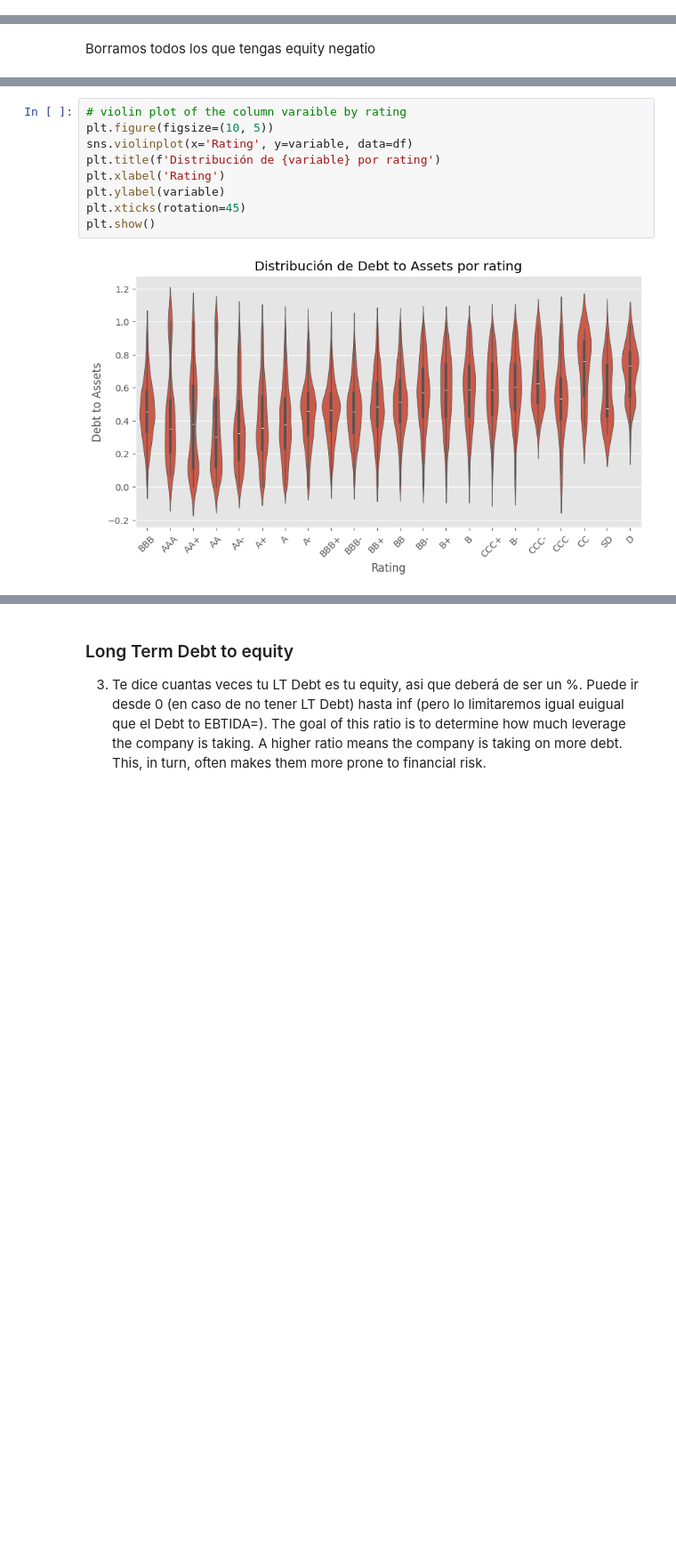
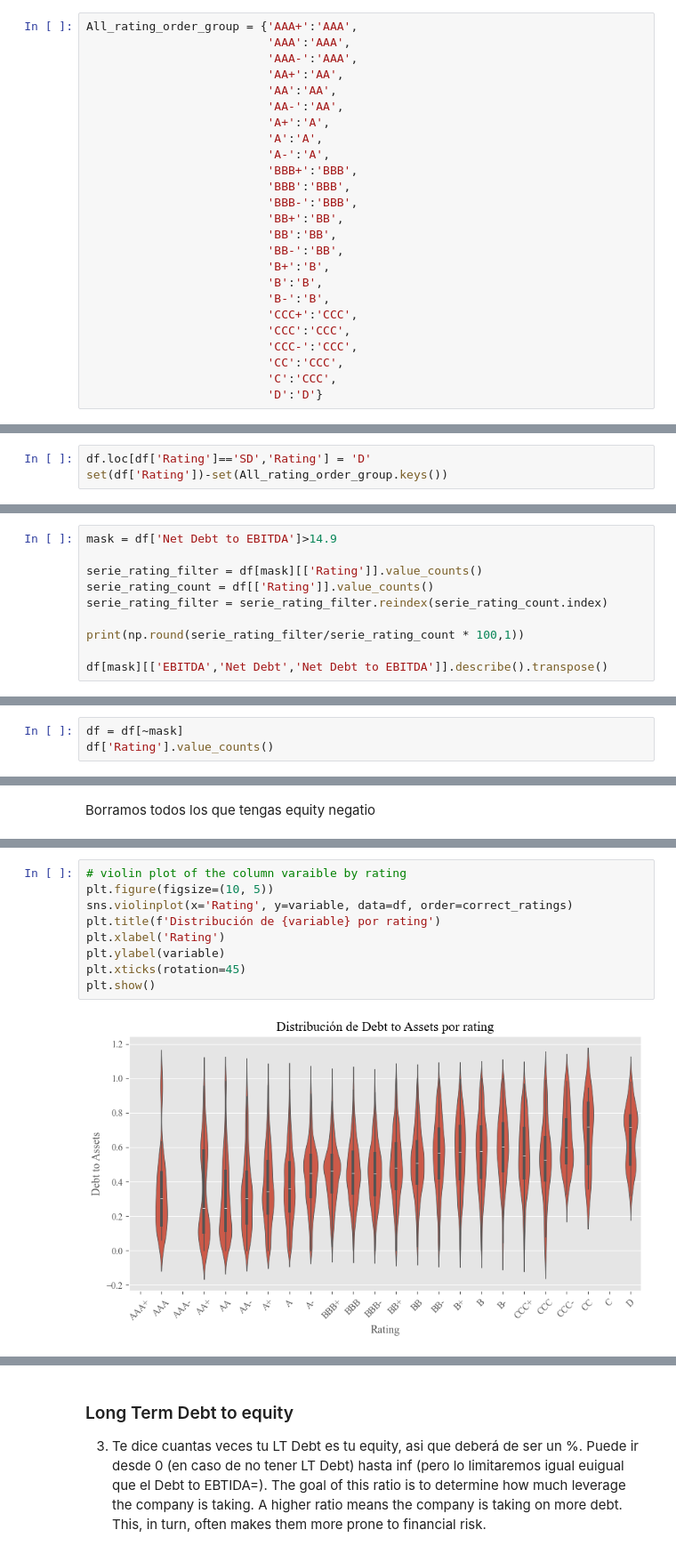
Before and after one commit to RubenPhy/rating_analisis, a Jupyter notebook: 2_analisis_inicial.ipynb, the cells around one changed output, grey strips where cells are left out. Shown at 89% size. Cells and saved outputs as stored; diff of their text form; blank space fills up the shorter version.

```diff
--- a/2_analisis_inicial.ipynb
+++ b/2_analisis_inicial.ipynb
@@ -193,0 +202,25 @@ plt.show()
+# %%
+All_rating_order_group = {'AAA+':'AAA',
+                          'AAA':'AAA',
+                          'AAA-':'AAA',
+                          'AA+':'AA',
+                          'AA':'AA',
+                          'AA-':'AA',
+                          'A+':'A',
+                          'A':'A',
+                          'A-':'A',
+                          'BBB+':'BBB',
+                          'BBB':'BBB',
+                          'BBB-':'BBB',
+                          'BB+':'BB',
+                          'BB':'BB',
+                          'BB-':'BB',
+                          'B+':'B',
+                          'B':'B',
+                          'B-':'B',
+                          'CCC+':'CCC',
+                          'CCC':'CCC',
+                          'CCC-':'CCC',
+                          'CC':'CCC',
+                          'C':'CCC',
+                          'D':'D'}
@@ -193,0 +231,3 @@ plt.show()
+# %%
+df.loc[df['Rating']=='SD','Rating'] = 'D'
+set(df['Rating'])-set(All_rating_order_group.keys())
@@ -468,0 +610,10 @@ XXX Pensar que hacer para no distorsionar la media poniedo el maximo en 15 para
+# %%
+mask = df['Net Debt to EBITDA']>14.9
+
+serie_rating_filter = df[mask][['Rating']].value_counts()
+serie_rating_count = df[['Rating']].value_counts()
+serie_rating_filter = serie_rating_filter.reindex(serie_rating_count.index)
+
+print(np.round(serie_rating_filter/serie_rating_count * 100,1))
+
+df[mask][['EBITDA','Net Debt','Net Debt to EBITDA']].describe().transpose()
@@ -468,0 +658,3 @@ XXX Pensar que hacer para no distorsionar la media poniedo el maximo en 15 para
+# %%
+df = df[~mask]
+df['Rating'].value_counts()
@@ -492,11 +730,11 @@ df = df[df['Total Equity']>=0]
 # %%
 # violin plot of the column varaible by rating
 plt.figure(figsize=(10, 5))
-sns.violinplot(x='Rating', y=variable, data=df)
+sns.violinplot(x='Rating', y=variable, data=df, order=correct_ratings)
 plt.title(f'Distribución de {variable} por rating')
 plt.xlabel('Rating')
 plt.ylabel(variable)
 plt.xticks(rotation=45)
 plt.show()
 # %% [output]
-[figure, old version]
+[figure, new version]
```
Also changed, not shown: parts of 111 cells of this notebook, 2 other files.
